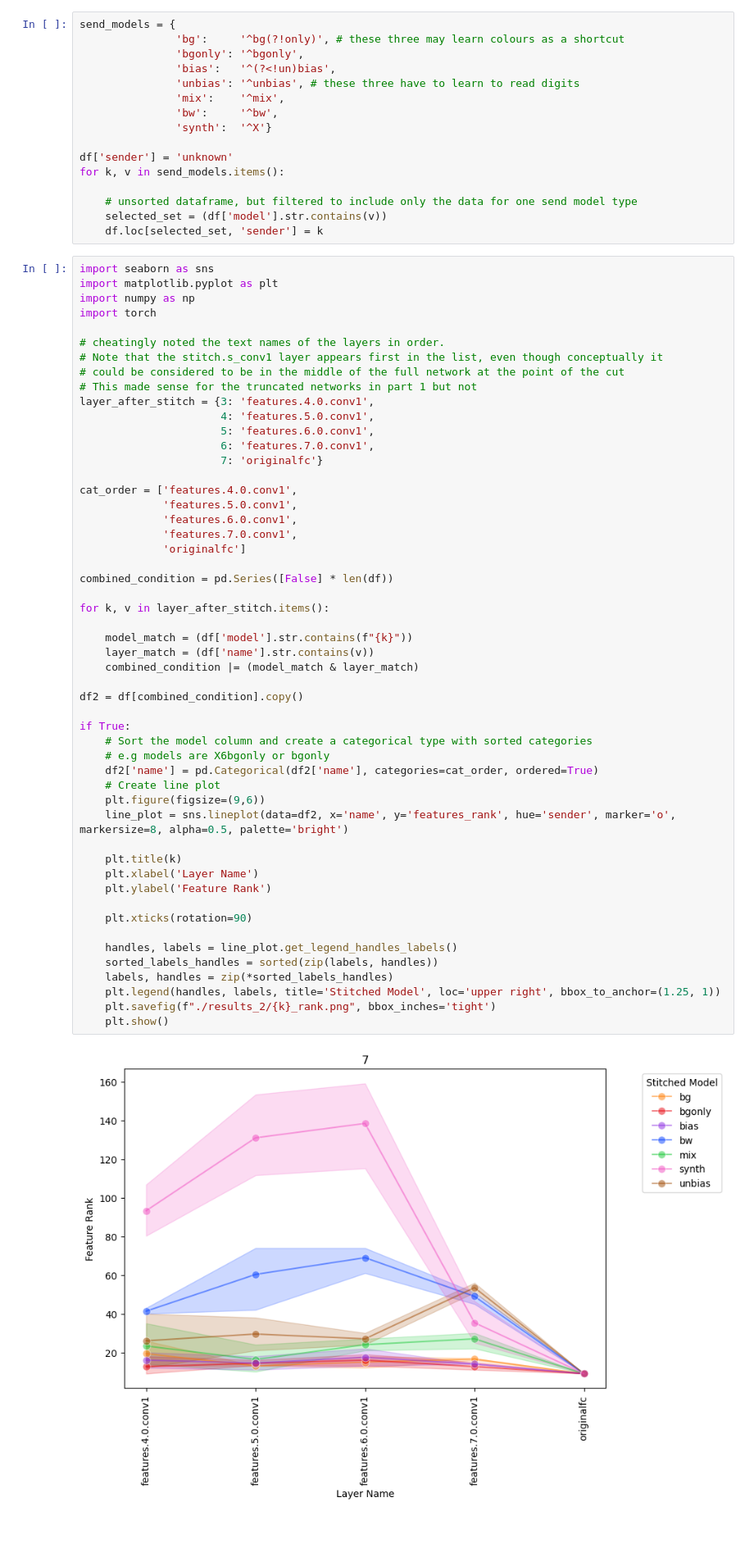
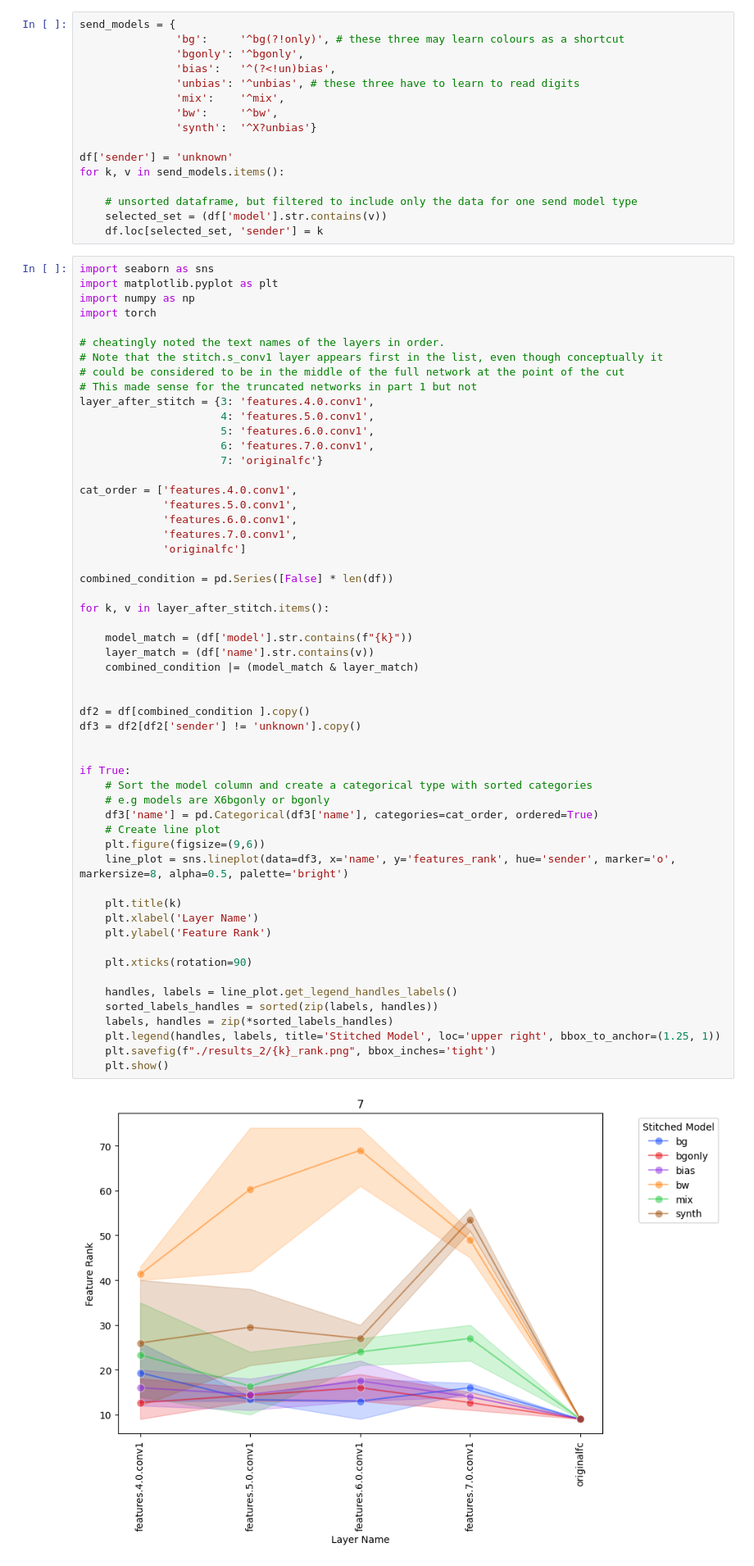
Before and after one commit to DHLSmith/jons-tunnel-effect, a Jupyter notebook: rank.ipynb, the cells around one changed output. Shown at 82% size. Saved outputs shown, nothing was run; the diff lists cells and outputs as text; blank space fills up the shorter version.

Commit message:
now includes synth data.

```diff
--- a/rank.ipynb
+++ b/rank.ipynb
@@ -100,7 +100,7 @@ send_models = {
                'unbias': '^unbias', # these three have to learn to read digits
                'mix':    '^mix',
                'bw':     '^bw',
-               'synth':  '^X'}
+               'synth':  '^X?unbias'}
 
 df['sender'] = 'unknown'
 for k, v in send_models.items():
@@ -131,34 +131,37 @@ cat_order = ['features.4.0.conv1',
              'originalfc']
 
 combined_condition = pd.Series([False] * len(df))
 
 for k, v in layer_after_stitch.items():
 
     model_match = (df['model'].str.contains(f"{k}"))
     layer_match = (df['name'].str.contains(v))
     combined_condition |= (model_match & layer_match)
 
-df2 = df[combined_condition].copy()
+
+df2 = df[combined_condition ].copy()
+df3 = df2[df2['sender'] != 'unknown'].copy()
+
 
 if True:
     # Sort the model column and create a categorical type with sorted categories
     # e.g models are X6bgonly or bgonly
-    df2['name'] = pd.Categorical(df2['name'], categories=cat_order, ordered=True)
+    df3['name'] = pd.Categorical(df3['name'], categories=cat_order, ordered=True)
     # Create line plot
     plt.figure(figsize=(9,6))
-    line_plot = sns.lineplot(data=df2, x='name', y='features_rank', hue='sender', marker='o', markersize=8, alpha=0.5, palette='bright')
+    line_plot = sns.lineplot(data=df3, x='name', y='features_rank', hue='sender', marker='o', markersize=8, alpha=0.5, palette='bright')
 
     plt.title(k)
     plt.xlabel('Layer Name')
     plt.ylabel('Feature Rank')
 
     plt.xticks(rotation=90)
 
     handles, labels = line_plot.get_legend_handles_labels()
     sorted_labels_handles = sorted(zip(labels, handles))
     labels, handles = zip(*sorted_labels_handles)
     plt.legend(handles, labels, title='Stitched Model', loc='upper right', bbox_to_anchor=(1.25, 1))
     plt.savefig(f"./results_2/{k}_rank.png", bbox_inches='tight')
     plt.show()
 # %% [output]
-[figure, old version]
+[figure, new version]
```
